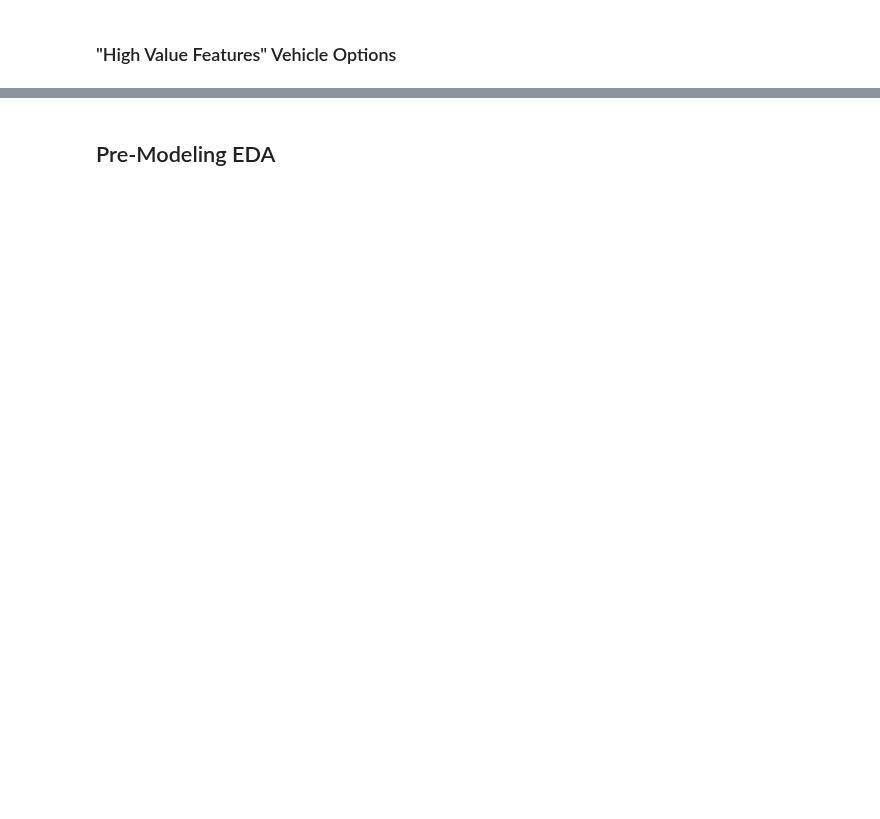
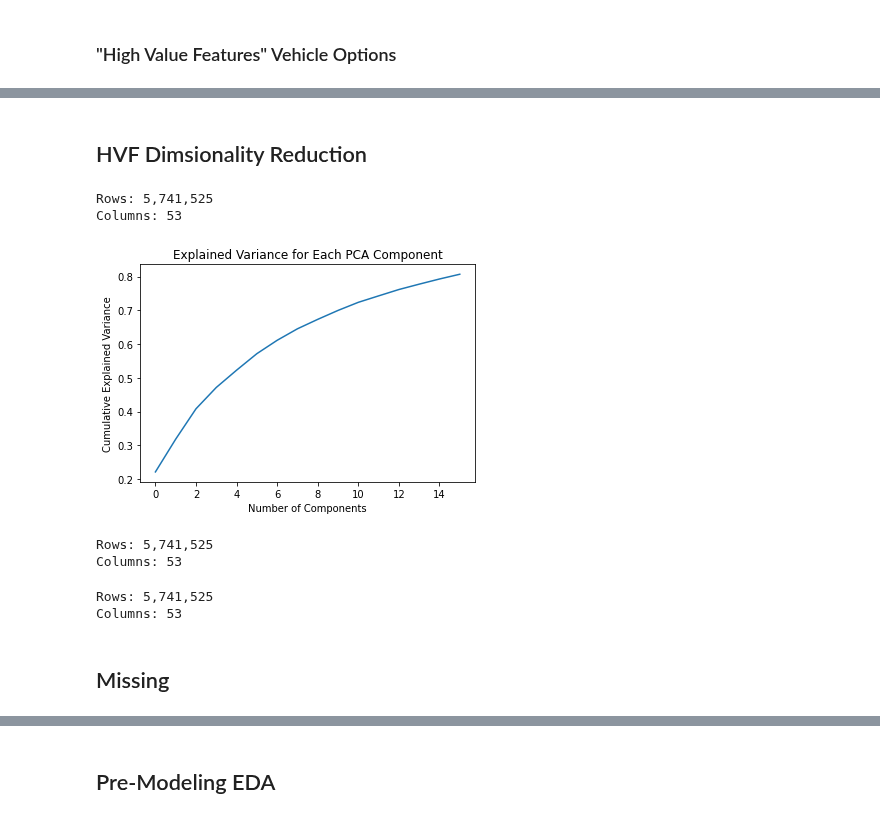
Before and after one commit to sheacon/used_car_pricing, a Jupyter notebook: 1_modeling.ipynb, the cells around one changed output, grey strips where cells are left out. Saved outputs shown, nothing was run; the diff lists cells and outputs as text; code cells hidden in the pictures; blank space fills up the shorter version.

```diff
--- a/1_modeling.ipynb
+++ b/1_modeling.ipynb
@@ -789,0 +440,4 @@ You can use the lower-dimensional representations in W for further analysis or a
+# %%
+train["make_model_trim_encoded"] = train["make_model_trim"]
+validate["make_model_trim_encoded"] = validate["make_model_trim"]
+test["make_model_trim_encoded"] = test["make_model_trim"]
@@ -789,0 +452,7 @@ You can use the lower-dimensional representations in W for further analysis or a
+# %%
+# transform
+train = encoder.transform(train)
+validate = encoder.transform(train)
+test = encoder.transform(train)
+# %% [markdown]
+## HVF Dimsionality Reduction
@@ -789,0 +477,52 @@ You can use the lower-dimensional representations in W for further analysis or a
+# %%
+def reduce_hvf(df,hvf_cols,pca=None):
+    subset_df = df[hvf_cols]
+
+    # compute pca if not provided
+    if not pca:
+        pca = PCA(n_components=16)
+        pca.fit(subset_df)
+
+    transformed_subset = pca.transform(subset_df)
+    transformed_subset = pd.DataFrame(transformed_subset, columns=['hvf_comp_1', 'hvf_comp_2', 'hvf_comp_3'
+                                                                ,'hvf_comp_4', 'hvf_comp_5', 'hvf_comp_6'
+                                                                ,'hvf_comp_7', 'hvf_comp_8', 'hvf_comp_9'
+                                                                ,'hvf_comp_10', 'hvf_comp_11', 'hvf_comp_12'
+                                                                ,'hvf_comp_13', 'hvf_comp_14', 'hvf_comp_15'
+                                                                ,'hvf_comp_16',])
+    transformed_subset.index = df.index
+    final_df = pd.concat([df.drop(columns=hvf_cols),transformed_subset], axis=1,ignore_index=False)
+    print_shape(final_df)
+    return final_df,pca
+# %%
+train,pca_train = reduce_hvf(train,hvf_cols)
+# %% [output]
+Rows: 5,741,525
+Columns: 53
+# %%
+# plot the explained variance for each component
+plt.plot(np.cumsum(pca_train.explained_variance_ratio_))
+plt.xlabel('Number of Components')
+plt.ylabel('Cumulative Explained Variance')
+plt.title('Explained Variance for Each PCA Component')
+plt.show()
+
+#loadings = pd.DataFrame(pca.components_.T, index=test_hvf.columns)
+#for component in loadings.columns:
+#    print(f'Top 5 loadings for {component}:')
+#    print(loadings[component].abs().sort_values(ascending=False)[:5])
+#    print('\n')
+# %% [output]
+[figure, added]
+# %%
+validate,_ = reduce_hvf(validate,hvf_cols,pca_train)
+# %% [output]
+Rows: 5,741,525
+Columns: 53
+# %%
+test,_ = reduce_hvf(test,hvf_cols,pca_train)
+# %% [output]
+Rows: 5,741,525
+Columns: 53
+# %% [markdown]
+## Missing
```
Also changed, not shown: parts of 279 cells of this notebook, 4 other files.
